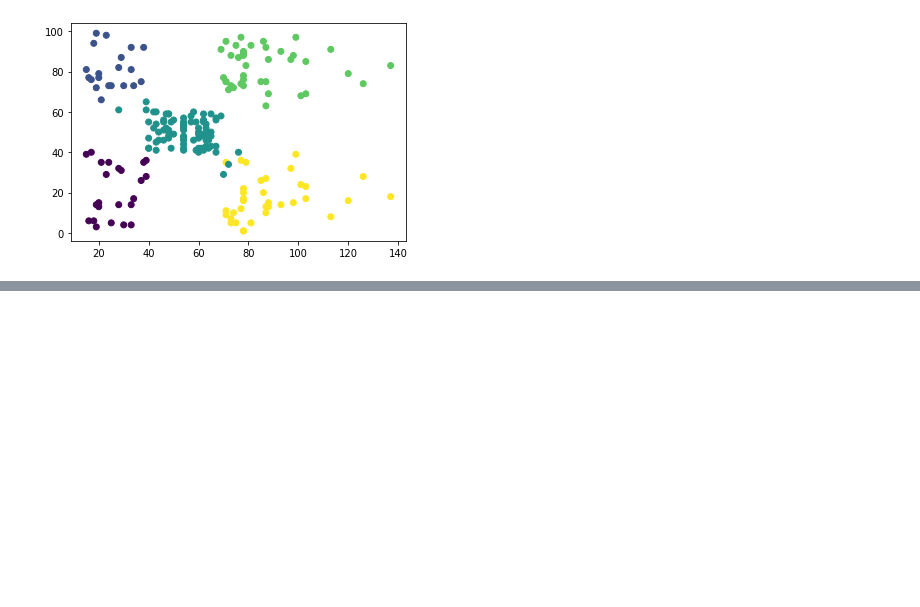
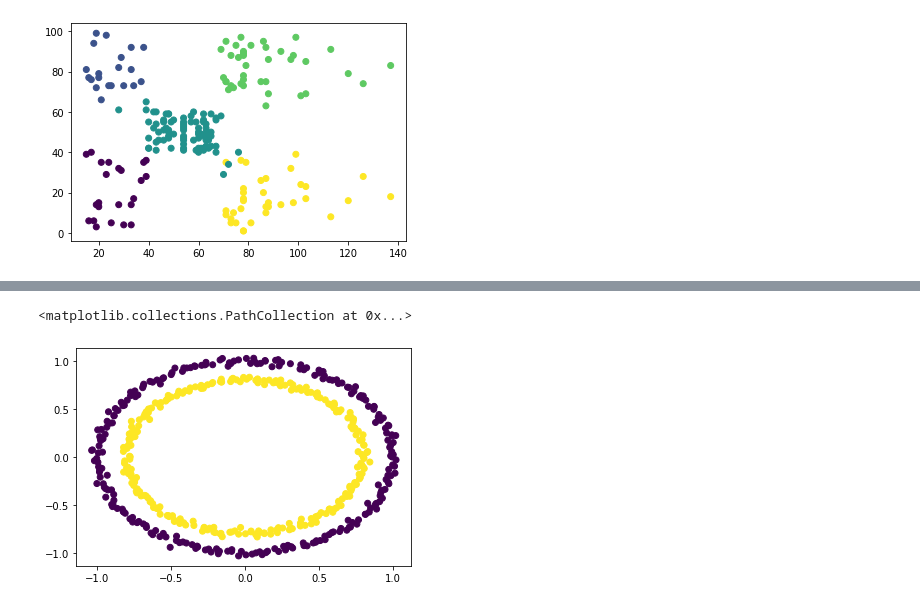
Before and after one commit to sks95/Unsupervised-Learning, a Jupyter notebook: Agglomerative_Clustering.ipynb, the cells around one changed output, grey strips where cells are left out. Drawn from its saved outputs; the diff is of its cells as text; code cells hidden in the pictures; blank space fills up the shorter version.

```diff
--- a/Agglomerative_Clustering.ipynb
+++ b/Agglomerative_Clustering.ipynb
@@ -151,0 +165,8 @@ from sklearn
+# %%
+from sklearn.datasets import make_circles
+
+X,y = make_circles(n_samples=500, noise=0.02, random_state=40)
+plt.scatter(X[:,0], X[:, 1], c=y)
+# %% [output]
+<matplotlib.collections.PathCollection at 0x...>
+[figure, added]
```
Also changed, not shown: parts of 6 cells of this notebook.
